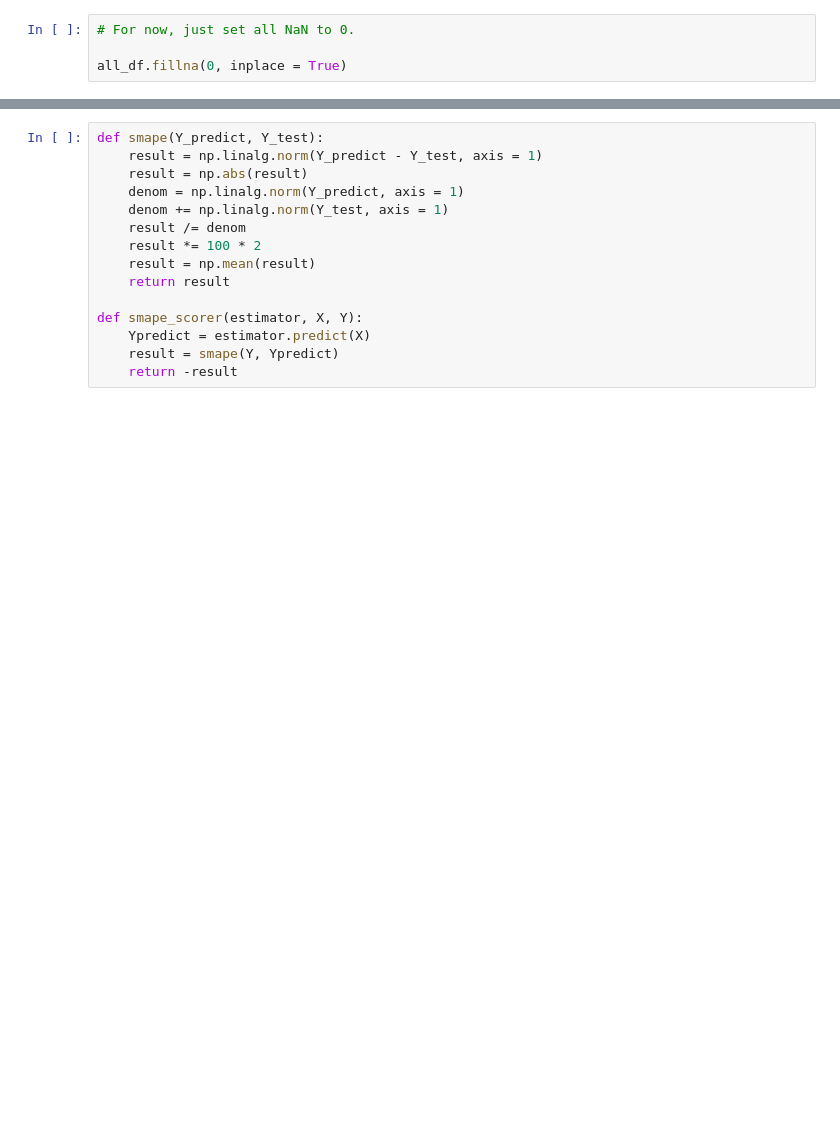
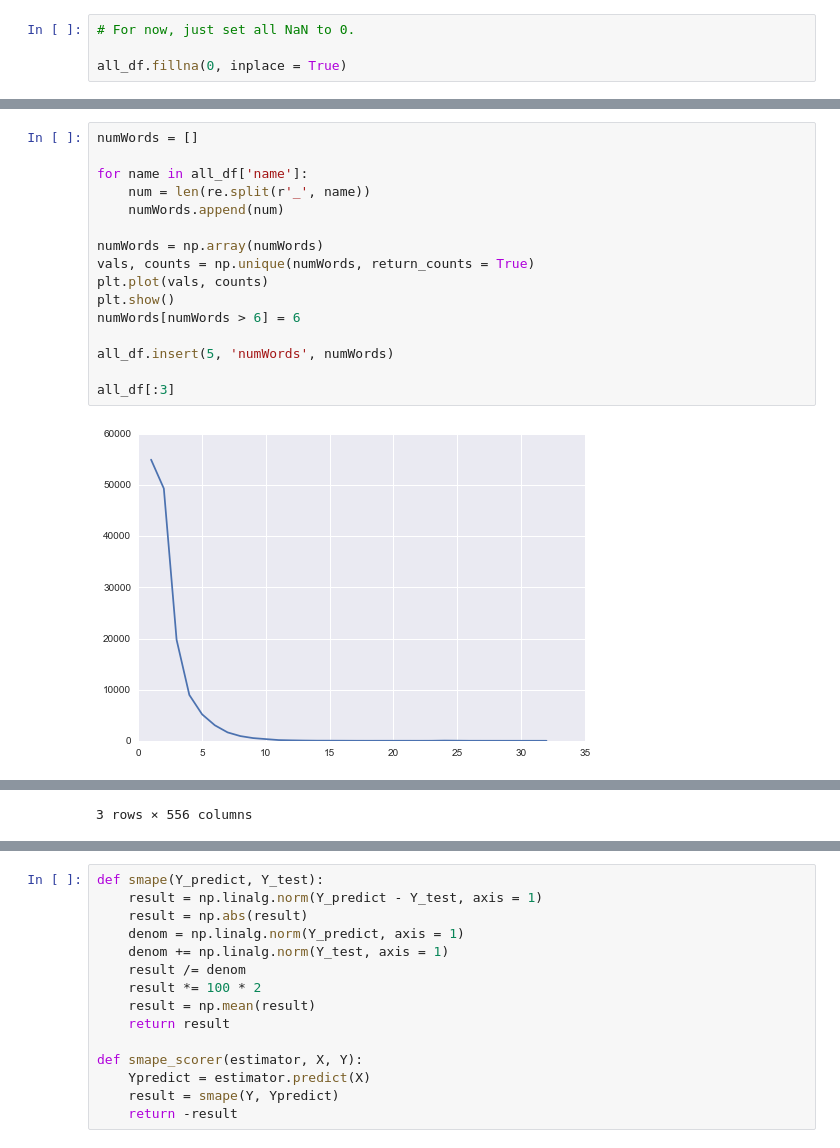
Before and after one commit to MatthewMcGonagle/KaggleWikiTraffic, a Jupyter notebook: CleanYTrain.ipynb, the cells around one changed output, grey strips where cells are left out. Cells and saved outputs as stored; diff of their text form; blank space fills up the shorter version.

```diff
--- a/CleanYTrain.ipynb
+++ b/CleanYTrain.ipynb
@@ -40,0 +81,18 @@ all_df.fillna(0, inplace = True)
+# %%
+numWords = []
+
+for name in all_df['name']:
+    num = len(re.split(r'_', name))
+    numWords.append(num)
+
+numWords = np.array(numWords)
+vals, counts = np.unique(numWords, return_counts = True)
+plt.plot(vals, counts)
+plt.show()
+numWords[numWords > 6] = 6
+
+all_df.insert(5, 'numWords', numWords)
+
+all_df[:3]
+# %% [output]
+[figure, added]
@@ -40,0 +103 @@ all_df.fillna(0, inplace = True)
+3 rows × 556 columns
```
Also changed, not shown: parts of 10 cells of this notebook, 1 other file.
